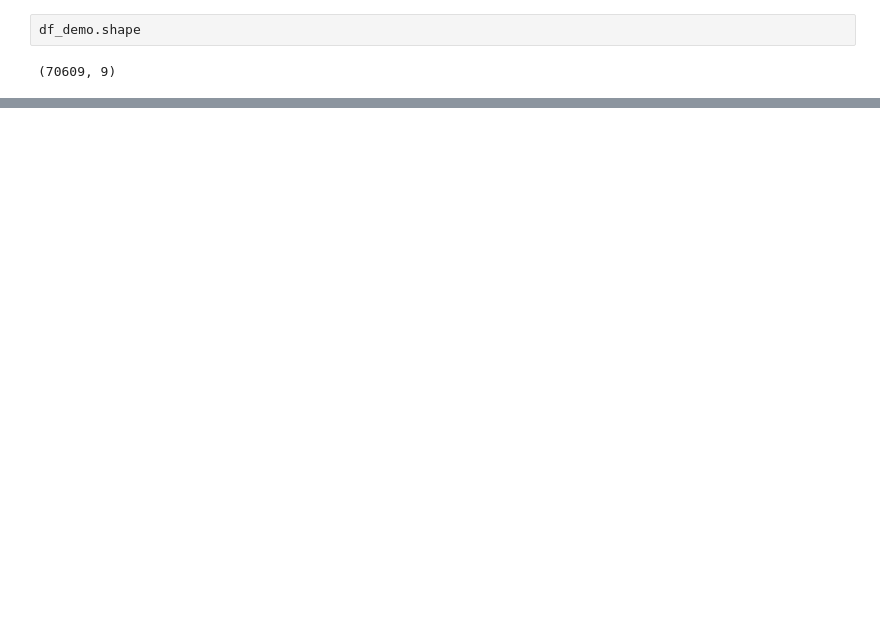
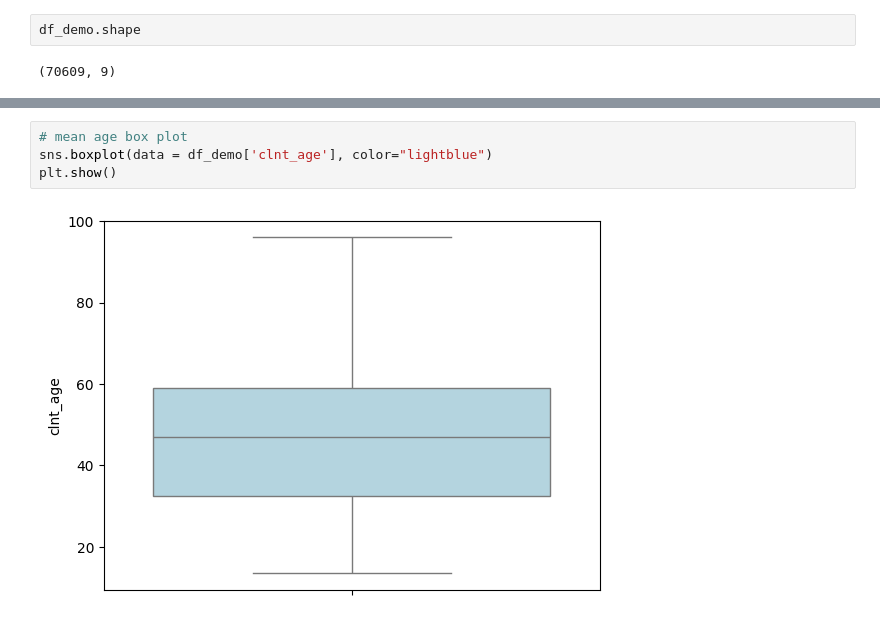
Before and after one commit to jomachase/vanguard-ab-test, a Jupyter notebook: notebooks/Data_joma.ipynb, the cells around one changed output, grey strips where cells are left out. Saved outputs shown, nothing was run; the diff lists cells and outputs as text; blank space fills up the shorter version.

```diff
--- a/notebooks/Data_joma.ipynb
+++ b/notebooks/Data_joma.ipynb
@@ -59,0 +145,6 @@ df_demo.shape
+# %%
+# mean age box plot
+sns.boxplot(data = df_demo['clnt_age'], color="lightblue")
+plt.show()
+# %% [output]
+[figure, added]
```
Also changed, not shown: parts of 14 cells of this notebook.
